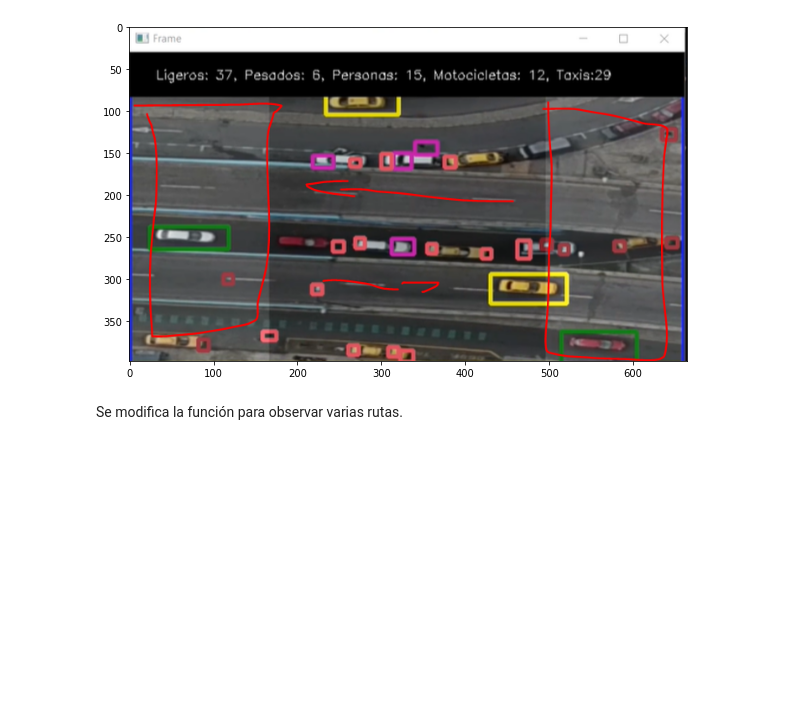
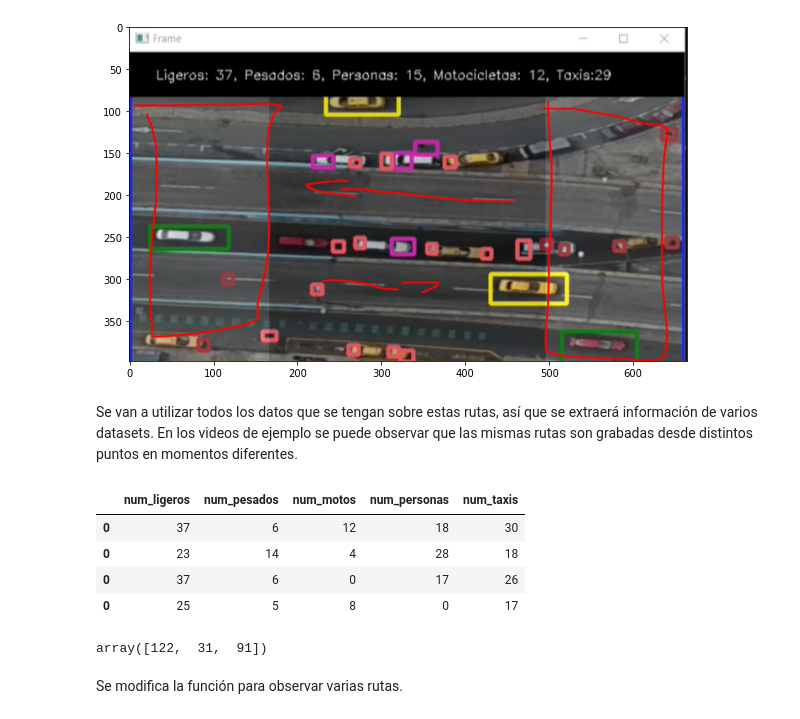
Before and after one commit to danielTeniente/proyecto_capstone, a Jupyter notebook: analisis/Tema_2.ipynb, the cells around one changed output. Cells and saved outputs as stored; diff of their text form; code cells hidden in the pictures; blank space fills up the shorter version.

```diff
--- a/analisis/Tema_2.ipynb
+++ b/analisis/Tema_2.ipynb
@@ -119,0 +127,2 @@ plt.imshow(img)
+# %% [markdown]
+Se van a utilizar todos los datos que se tengan sobre estas rutas, así que se extraerá información de varios datasets. En los videos de ejemplo se puede observar que las mismas rutas son grabadas desde distintos puntos en momentos diferentes.
@@ -119,0 +137,16 @@ plt.imshow(img)
+# %%
+frames
+# %% [output]
+|  | num_ligeros | num_pesados | num_motos | num_personas | num_taxis |
+| 0 | 37 | 6 | 12 | 18 | 30 |
+| 0 | 23 | 14 | 4 | 28 | 18 |
+| 0 | 37 | 6 | 0 | 17 | 26 |
+| 0 | 25 | 5 | 8 | 0 | 17 |
+# %%
+cantidades = np.array([0,0,0])
+
+for i in range(len(frames)):
+    cantidades += np.array([frames.iloc[i][0], frames.iloc[i][1], frames.iloc[i][4]])
+cantidades
+# %% [output]
+array([122,  31,  91])
```
Also changed, not shown: parts of 47 cells of this notebook, 7 other files.
